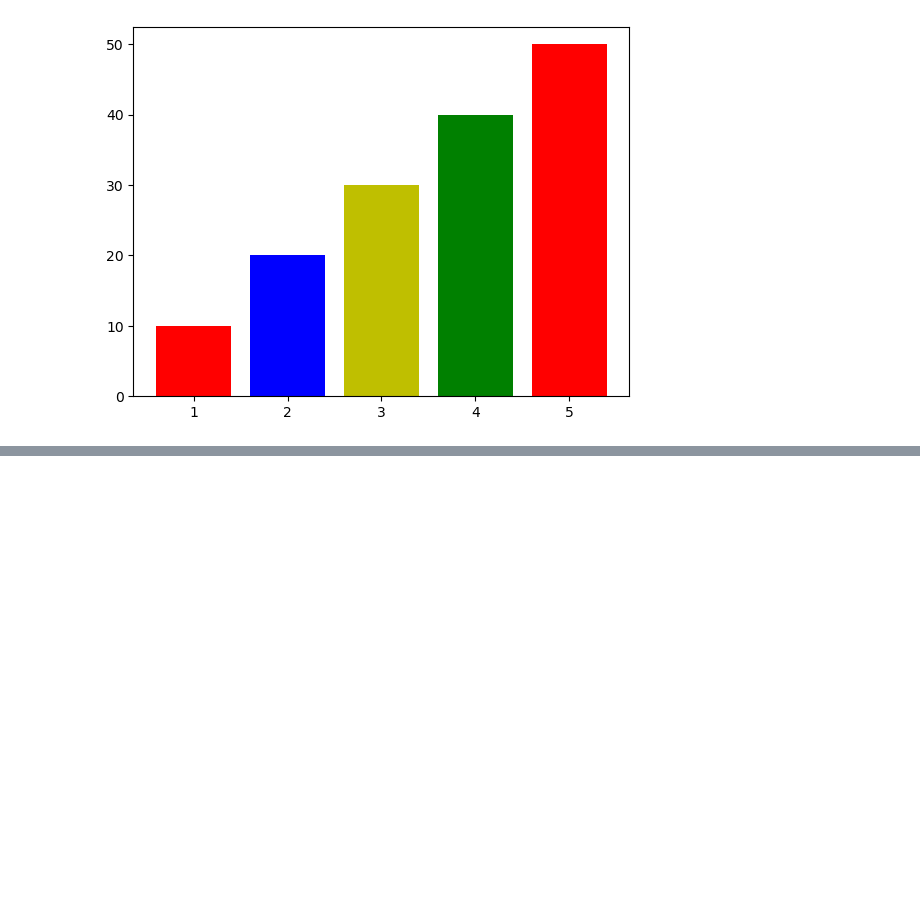
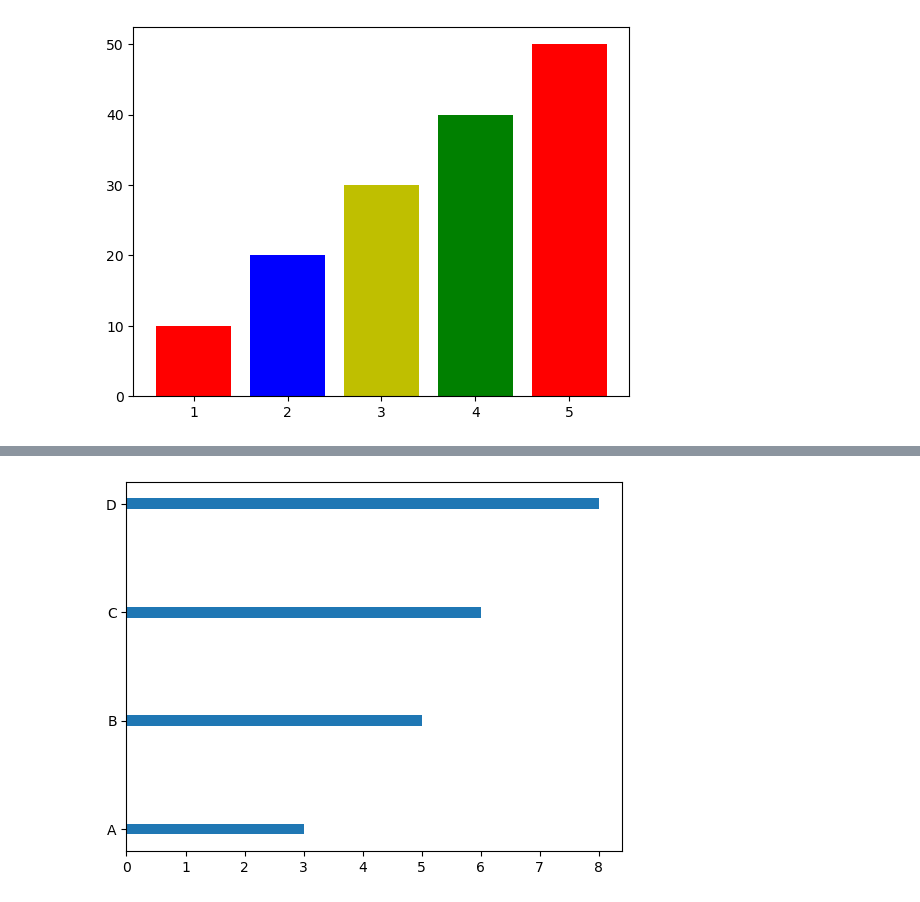
Before and after one commit to bilalramzan01/AI-Engineering-by-The-iScale, a Jupyter notebook: Python for Ai Engineering/unit 14 - Matplotlib/Matplotlib.ipynb, the cells around one changed output, grey strips where cells are left out. Saved outputs shown, nothing was run; the diff lists cells and outputs as text; code cells hidden in the pictures; blank space fills up the shorter version.

```diff
--- a/Python for Ai Engineering/unit 14 - Matplotlib/Matplotlib.ipynb
+++ b/Python for Ai Engineering/unit 14 - Matplotlib/Matplotlib.ipynb
@@ -50,0 +68,7 @@ plt.show()
+# %%
+x = np.array(['A', 'B', 'C','D'])
+y = np.array([3,5,6,8])
+plt.barh(x,y,height=0.1)
+plt.show()
+# %% [output]
+[figure, added]
```
Also changed, not shown: parts of 4 cells of this notebook.
